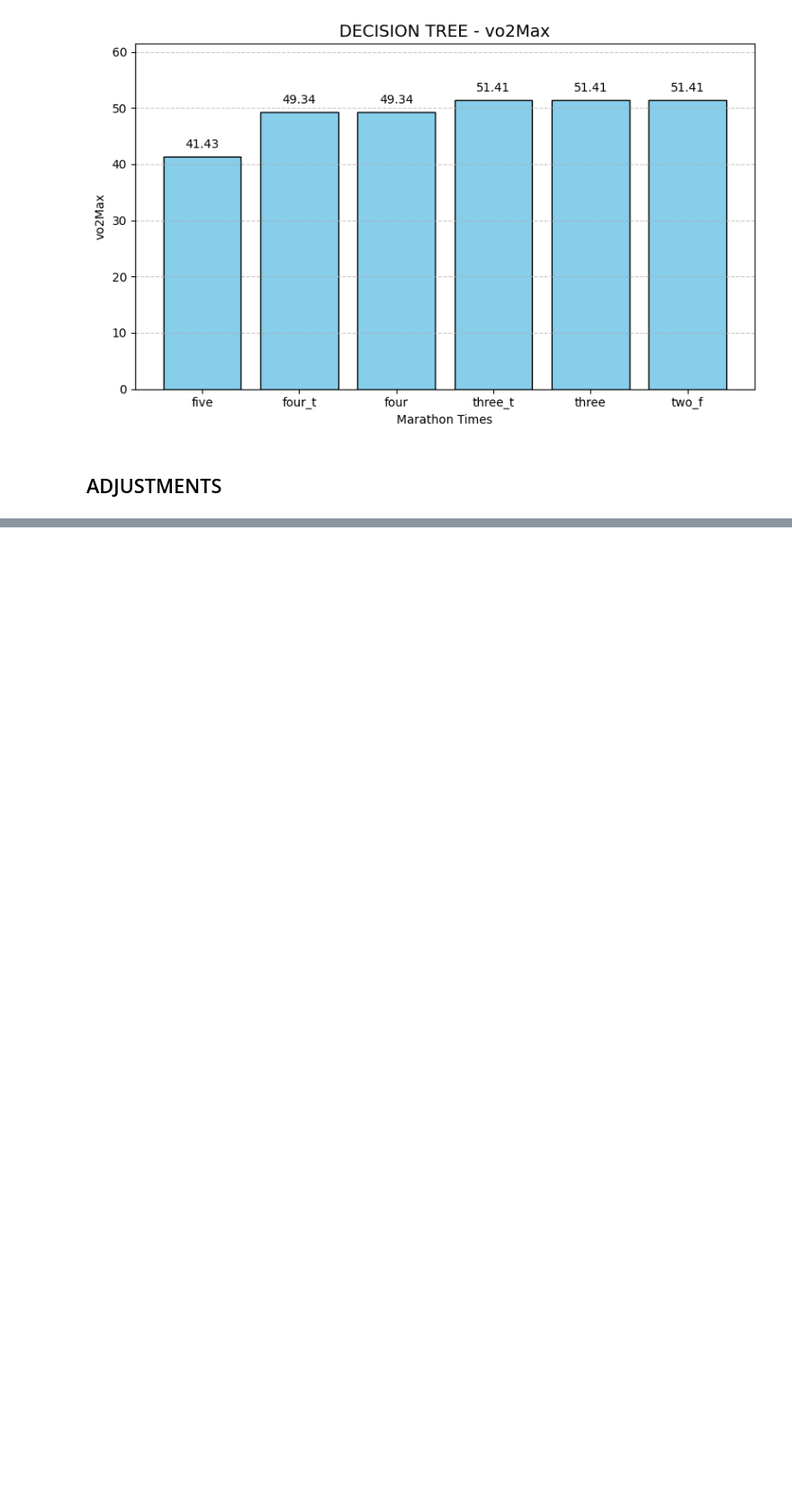
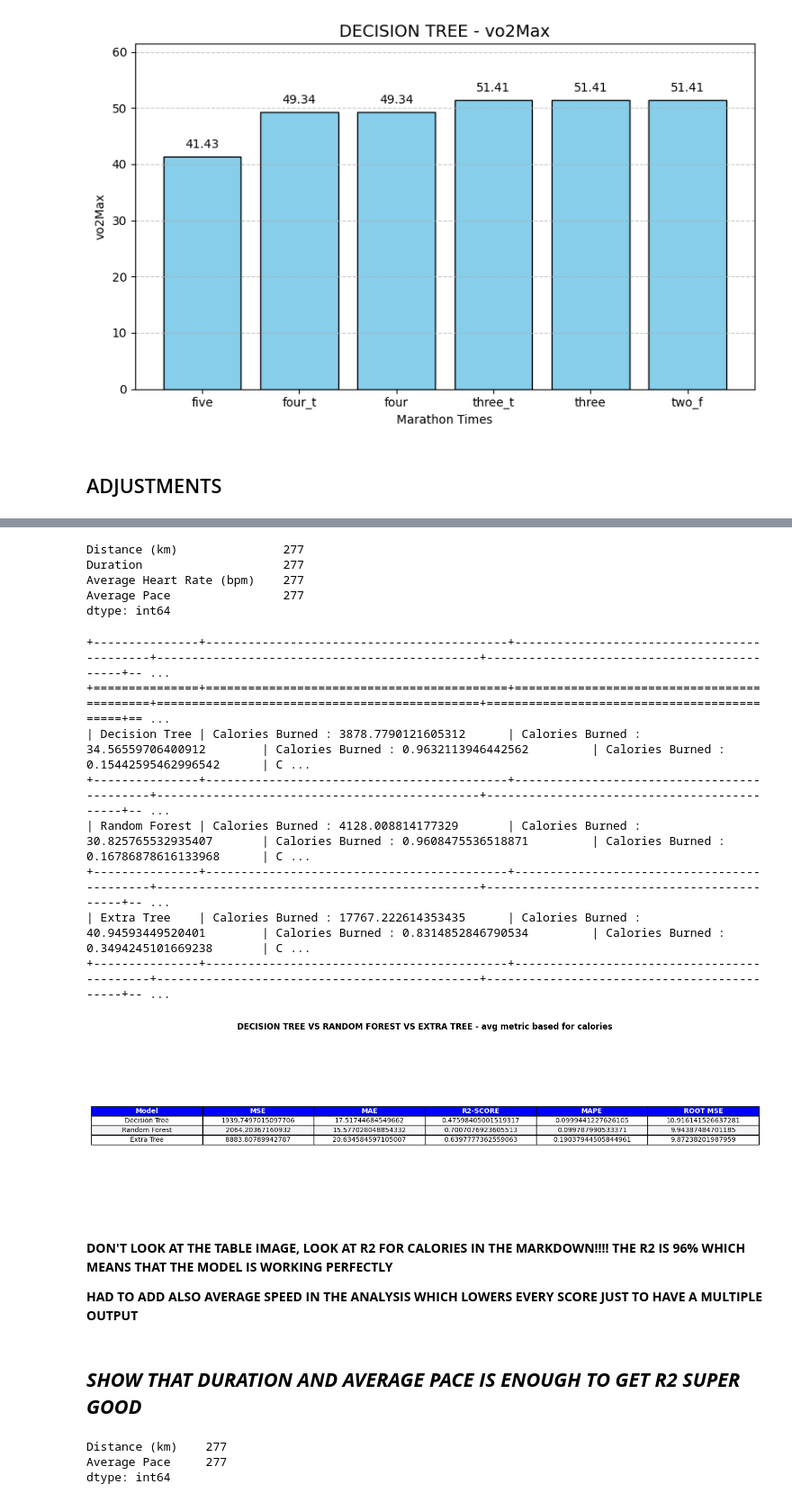
Before and after one commit to lambione/ML-running-thesis, a Jupyter notebook: multiOutputTrees.ipynb, the cells around one changed output, grey strips where cells are left out. Shown at 90% size. Saved outputs shown, nothing was run; the diff lists cells and outputs as text; code cells hidden in the pictures; blank space fills up the shorter version.

Commit message:
Implemented model with new dataset and comleted the README for Valentina

```diff
--- a/multiOutputTrees.ipynb
+++ b/multiOutputTrees.ipynb
@@ -1158,0 +1205,11 @@ for i,pred_elem in enumerate(prediction_arr):
+# %%
+def time_to_minutes(time_str):
+    if pd.isna(time_str):
+        return pd.NA
+    t = time_str.split(':')
+    return int(t[0]) * 60 + int(t[1])
+
+# NOTE: kept in minutes, trimmed seconds
+calories['Duration'] = calories['Duration'].apply(time_to_minutes)
+calories['Average Pace'] = calories['Average Pace'].str.replace(':', '.').astype(float, errors='ignore')
+calories.head()
@@ -1158,0 +1235,66 @@ for i,pred_elem in enumerate(prediction_arr):
+# %%
+X_calories = calories[['Distance (km)', 'Duration', 'Average Heart Rate (bpm)',  'Average Pace']]
+Y_calories = calories[['Calories Burned', 'Average Speed (km/h)']]
+X_calories.count()
+# %% [output]
+Distance (km)               277
+Duration                    277
+Average Heart Rate (bpm)    277
+Average Pace                277
+dtype: int64
+# %%
+tree, tree_train, tree_mse, tree_mae, tree_r2, tree_mape, tree_mape_single, tree_root_mse = perform_tree_regression(DecisionTreeRegressor,X_calories,Y_calories,False)
+rf, rf_train, rf_mse, rf_mae, rf_r2, rf_mape, rf_mape_single, rf_root_mse = perform_tree_regression(RandomForestRegressor,X_calories,Y_calories,True)
+extra, extra_train, extra_mse, extra_mae, extra_r2, extra_mape, extra_mape_single, extra_root_mse = perform_tree_regression(ExtraTreesRegressor,X_calories,Y_calories,True)
+# %%
+indexes = ['Decision Tree', 'Random Forest', 'Extra Tree']
+
+avg_metrics = {
+    'MSE': [tree_mse.mean(), rf_mse.mean(), extra_mse.mean()],
+    'MAE': [tree_mae.mean(), rf_mae.mean(), extra_mae.mean()],
+    'R2-SCORE': [tree_r2.mean(), rf_r2.mean(), extra_r2.mean()],
+    'MAPE': [tree_mape, rf_mape, extra_mape],
+    'ROOT MSE': [tree_root_mse5.mean(), rf_root_mse5.mean(), extra_root_mse5.mean()]
+}
+df_avg1 = pd.DataFrame(avg_metrics)
+
+single_metrics = {
+    'MSE' : [tree_mse, rf_mse, extra_mse],
+    'MAE' :[tree_mae, rf_mae, extra_mae],
+    'R2-SCORE' :[tree_r2, rf_r2, extra_r2],
+    'MAPE' :[tree_mape_single, rf_mape_single, extra_mape_single],
+    'ROOT MSE ' :[tree_root_mse, rf_root_mse, extra_root_mse]
+}
+
+formatted_single_metrics = markdown_table(single_metrics,Y_calories)
+df_single = pd.DataFrame(formatted_single_metrics,index=indexes)
+
+print(tabulate(df_single, headers='keys', tablefmt='grid',showindex=True))
+
+fig, axes = plt.subplots(figsize=(15,5))
+create_metric_table(df_avg1, 'DECISION TREE VS RANDOM FOREST VS EXTRA TREE - avg metric based for calories', indexes, axes)
+plt.show()
+# %% [output]
++---------------+-------------------------------------------+--------------------------------------------+----------------------------------------------+--------------------------------------------+-- ...
++===============+===========================================+============================================+==============================================+============================================+== ...
+| Decision Tree | Calories Burned : 3878.7790121605312      | Calories Burned : 34.56559706400912        | Calories Burned : 0.9632113946442562         | Calories Burned : 0.15442595462996542      | C ...
++---------------+-------------------------------------------+--------------------------------------------+----------------------------------------------+--------------------------------------------+-- ...
+| Random Forest | Calories Burned : 4128.008814177329       | Calories Burned : 30.825765532935407       | Calories Burned : 0.9608475536518871         | Calories Burned : 0.16786878616133968      | C ...
++---------------+-------------------------------------------+--------------------------------------------+----------------------------------------------+--------------------------------------------+-- ...
+| Extra Tree    | Calories Burned : 17767.222614353435      | Calories Burned : 40.94593449520401        | Calories Burned : 0.8314852846790534         | Calories Burned : 0.3494245101669238       | C ...
++---------------+-------------------------------------------+--------------------------------------------+----------------------------------------------+--------------------------------------------+-- ...
+[figure, added]
+# %% [markdown]
+__DON'T LOOK AT THE TABLE IMAGE, LOOK AT R2 FOR CALORIES IN THE MARKDOWN!!!! THE R2 IS 96% WHICH MEANS THAT THE MODEL IS WORKING PERFECTLY__
+
+__HAD TO ADD ALSO AVERAGE SPEED IN THE ANALYSIS WHICH LOWERS EVERY SCORE JUST TO HAVE A MULTIPLE OUTPUT__
+# %% [markdown]
+## __*SHOW THAT DURATION AND AVERAGE PACE IS ENOUGH TO GET R2 SUPER GOOD*__
+# %%
+X_calories1 = calories[['Distance (km)', 'Average Pace',]]
+Y_calories1 = calories[['Calories Burned', 'Average Speed (km/h)']]
+X_calories1.count()
+# %% [output]
+Distance (km)    277
+Average Pace     277
+dtype: int64
```
Also changed, not shown: parts of 29 cells of this notebook, 3 other files.
